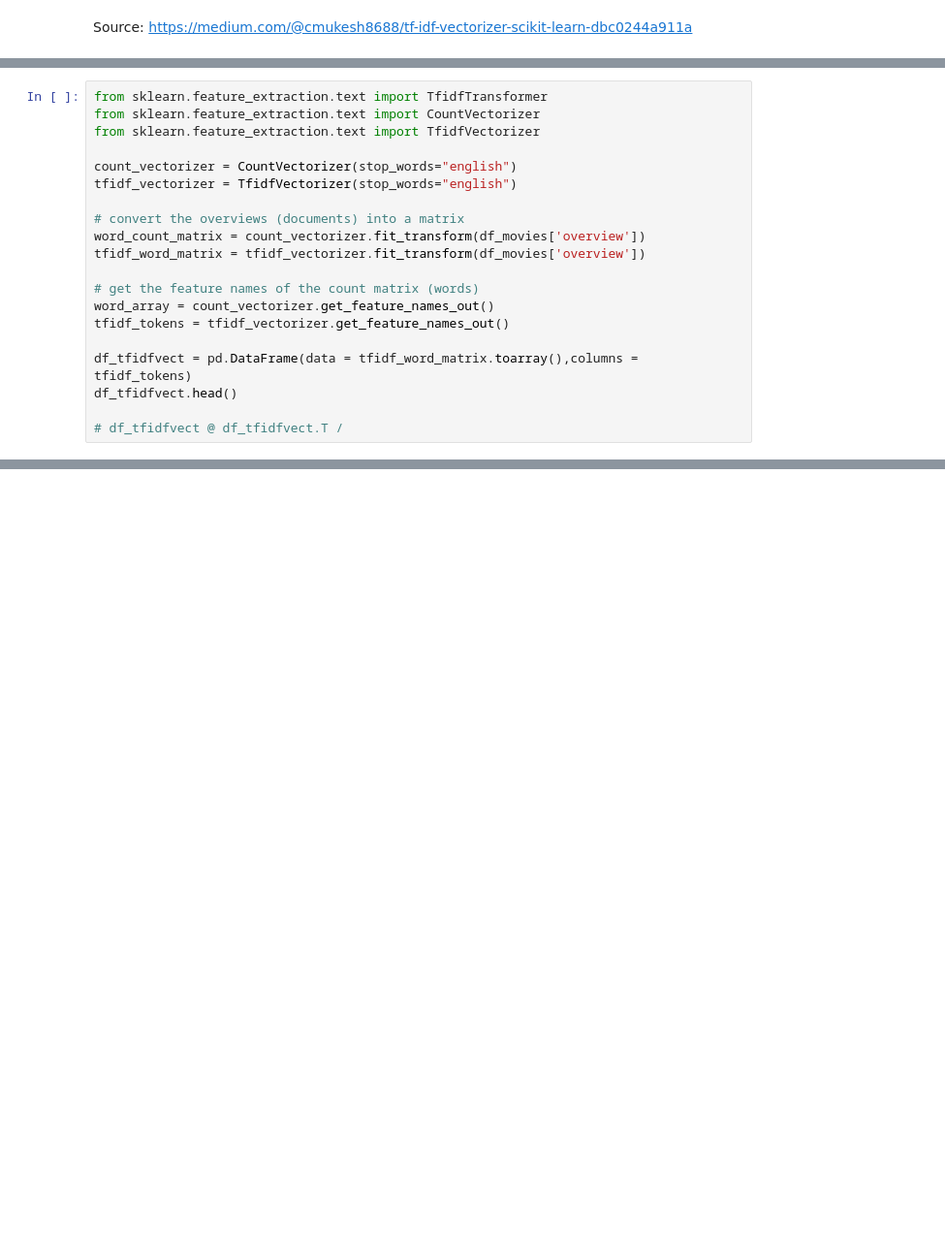
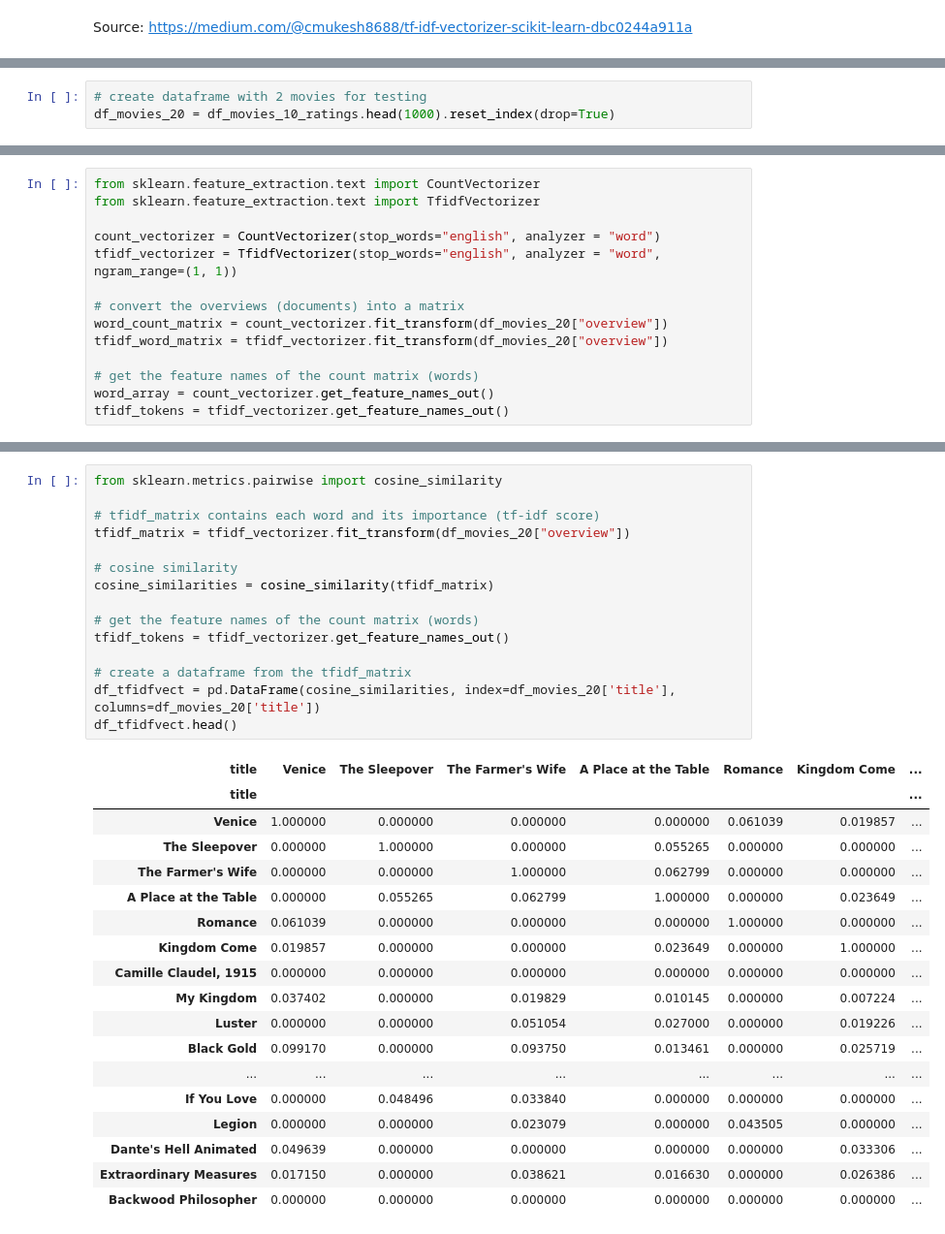
Before and after one commit to Luuzemp14/Cds1_Tinder-4-Movies, a Jupyter notebook: datawrangling.ipynb, the cells around one changed output, grey strips where cells are left out. Shown: that part at 97% size. Saved outputs shown, nothing was run; the diff lists cells and outputs as text; blank space fills up the shorter version.

Commit message:
COSINE SIMILARITY

```diff
--- a/datawrangling.ipynb
+++ b/datawrangling.ipynb
@@ -372,0 +363,3 @@ tfidf_matrix.shape
+# %%
+# create dataframe with 2 movies for testing
+df_movies_20 = df_movies_10_ratings.head(1000).reset_index(drop=True)
@@ -373,21 +373,15 @@ tfidf_matrix.shape
 # %%
-from sklearn.feature_extraction.text import TfidfTransformer
 from sklearn.feature_extraction.text import CountVectorizer
 from sklearn.feature_extraction.text import TfidfVectorizer
 
-count_vectorizer = CountVectorizer(stop_words="english")
-tfidf_vectorizer = TfidfVectorizer(stop_words="english")
+count_vectorizer = CountVectorizer(stop_words="english", analyzer = "word")
+tfidf_vectorizer = TfidfVectorizer(stop_words="english", analyzer = "word", ngram_range=(1, 1))
 
 # convert the overviews (documents) into a matrix
-word_count_matrix = count_vectorizer.fit_transform(df_movies['overview'])
-tfidf_word_matrix = tfidf_vectorizer.fit_transform(df_movies['overview'])
+word_count_matrix = count_vectorizer.fit_transform(df_movies_20["overview"])
+tfidf_word_matrix = tfidf_vectorizer.fit_transform(df_movies_20["overview"])
 
 # get the feature names of the count matrix (words)
 word_array = count_vectorizer.get_feature_names_out()
 tfidf_tokens = tfidf_vectorizer.get_feature_names_out()
-
-df_tfidfvect = pd.DataFrame(data = tfidf_word_matrix.toarray(),columns = tfidf_tokens)
-df_tfidfvect.head()
-
-# df_tfidfvect @ df_tfidfvect.T /
 # %% [output]
@@ -467,0 +442,34 @@ Night of the Living Dead: Darkest Dawn
+# %%
+from sklearn.metrics.pairwise import cosine_similarity
+
+# tfidf_matrix contains each word and its importance (tf-idf score)
+tfidf_matrix = tfidf_vectorizer.fit_transform(df_movies_20["overview"])
+
+# cosine similarity
+cosine_similarities = cosine_similarity(tfidf_matrix)
+
+# get the feature names of the count matrix (words)
+tfidf_tokens = tfidf_vectorizer.get_feature_names_out()
+
+# create a dataframe from the tfidf_matrix
+df_tfidfvect = pd.DataFrame(cosine_similarities, index=df_movies_20['title'], columns=df_movies_20['title'])
+df_tfidfvect.head()
+# %% [output]
+| title | Venice | The Sleepover | The Farmer's Wife | A Place at the Table | Romance | Kingdom Come | ... |
+| title |  |  |  |  |  |  | ... |
+| Venice | 1.000000 | 0.000000 | 0.000000 | 0.000000 | 0.061039 | 0.019857 | ... |
+| The Sleepover | 0.000000 | 1.000000 | 0.000000 | 0.055265 | 0.000000 | 0.000000 | ... |
+| The Farmer's Wife | 0.000000 | 0.000000 | 1.000000 | 0.062799 | 0.000000 | 0.000000 | ... |
+| A Place at the Table | 0.000000 | 0.055265 | 0.062799 | 1.000000 | 0.000000 | 0.023649 | ... |
+| Romance | 0.061039 | 0.000000 | 0.000000 | 0.000000 | 1.000000 | 0.000000 | ... |
+| Kingdom Come | 0.019857 | 0.000000 | 0.000000 | 0.023649 | 0.000000 | 1.000000 | ... |
+| Camille Claudel, 1915 | 0.000000 | 0.000000 | 0.000000 | 0.000000 | 0.000000 | 0.000000 | ... |
+| My Kingdom | 0.037402 | 0.000000 | 0.019829 | 0.010145 | 0.000000 | 0.007224 | ... |
+| Luster | 0.000000 | 0.000000 | 0.051054 | 0.027000 | 0.000000 | 0.019226 | ... |
+| Black Gold | 0.099170 | 0.000000 | 0.093750 | 0.013461 | 0.000000 | 0.025719 | ... |
+| ... | ... | ... | ... | ... | ... | ... | ... |
+| If You Love | 0.000000 | 0.048496 | 0.033840 | 0.000000 | 0.000000 | 0.000000 | ... |
+| Legion | 0.000000 | 0.000000 | 0.023079 | 0.000000 | 0.043505 | 0.000000 | ... |
+| Dante's Hell Animated | 0.049639 | 0.000000 | 0.000000 | 0.000000 | 0.000000 | 0.033306 | ... |
+| Extraordinary Measures | 0.017150 | 0.000000 | 0.038621 | 0.016630 | 0.000000 | 0.026386 | ... |
+| Backwood Philosopher | 0.000000 | 0.000000 | 0.000000 | 0.000000 | 0.000000 | 0.000000 | ... |
```
Also changed, not shown: parts of 32 cells of this notebook, 2 other files.
